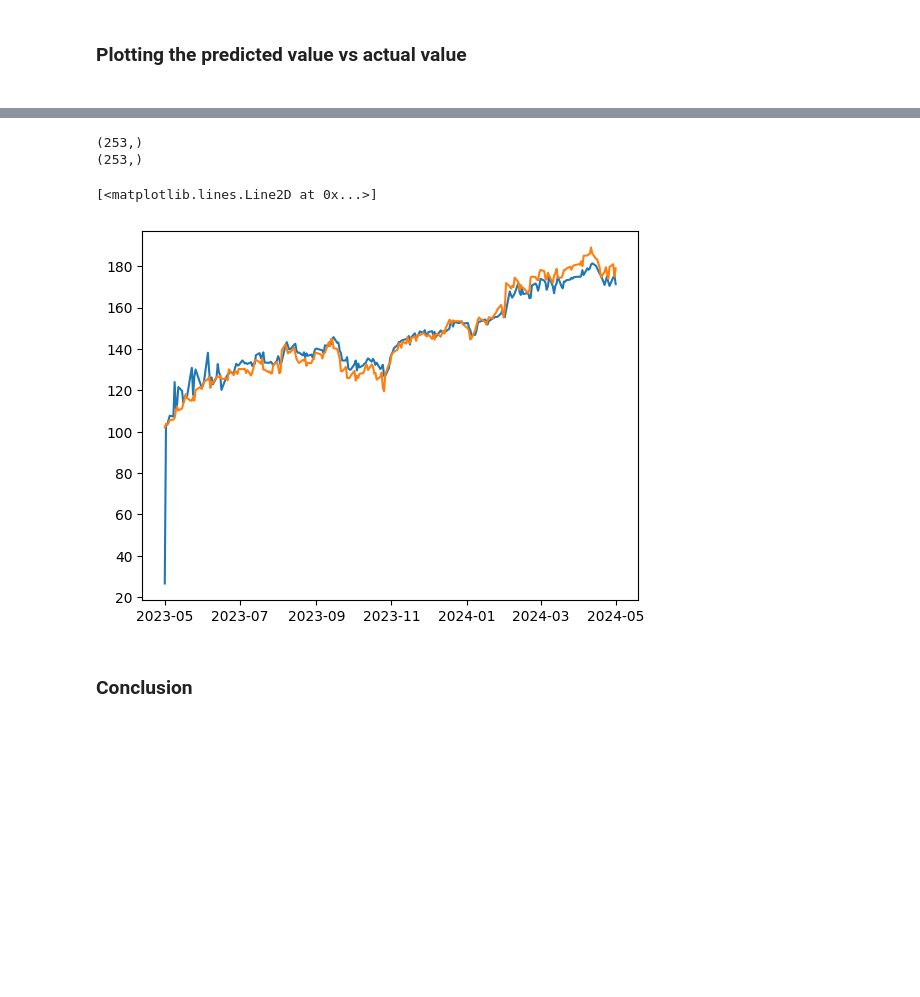
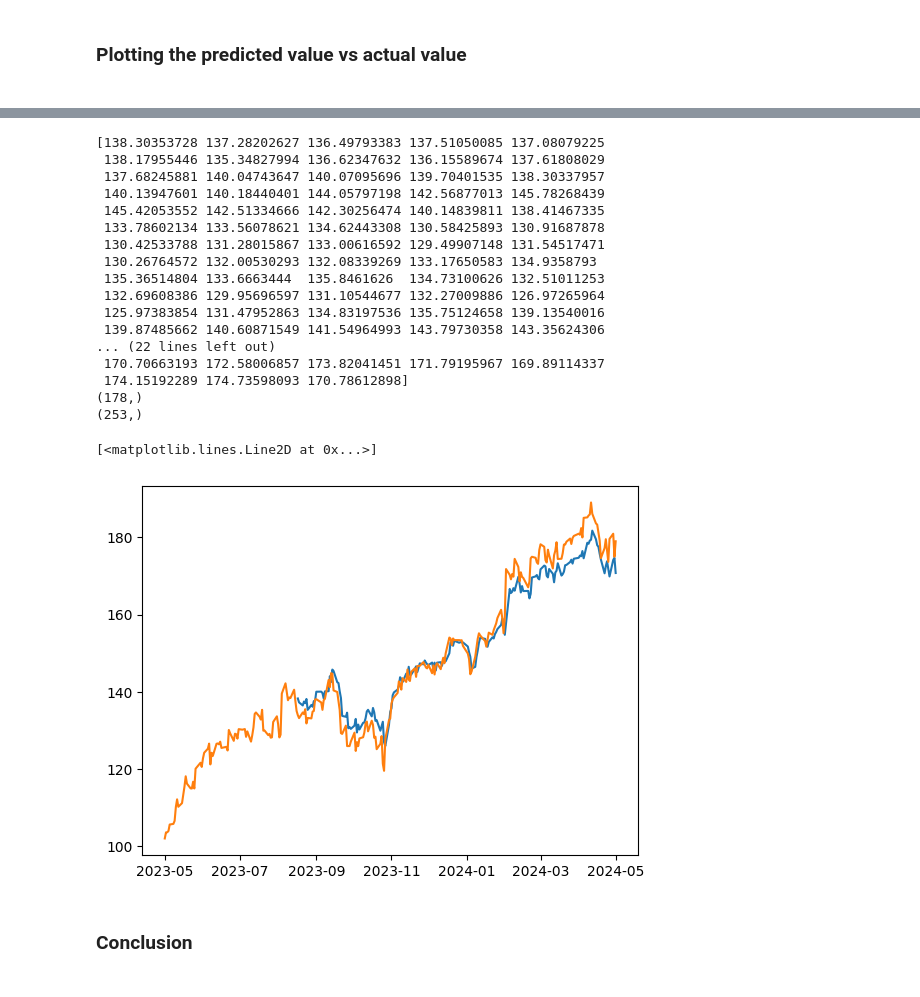
Before and after one commit to perviz822/amazon_stock_price_predictor, a Jupyter notebook: linear_regression.ipynb, the cells around one changed output, grey strips where cells are left out. Drawn from its saved outputs; the diff is of its cells as text; code cells hidden in the pictures; blank space fills up the shorter version.

```diff
--- a/linear_regression.ipynb
+++ b/linear_regression.ipynb
@@ -105,7 +105,7 @@ for i in range(0, 40):
     date_and_closing_pair[f'lag_{i}'] = date_and_closing_pair['Closed'].shift(i)
     date_and_closing_pair[f'lag_{i}']=  date_and_closing_pair[f'lag_{i}'].fillna(0.0)
 # %%
-X = date_and_closing_pair[[f'lag_{i}' for i in range(1, 40)]]  # using lag_1 to lag_40 as features
+X = date_and_closing_pair[[f'lag_{i}' for i in range(1, 4)]]  # using lag_1 to lag_40 as features
 y = date_and_closing_pair['Closed']
 
 print(X)
@@ -131,7 +129,7 @@ Date
 <h3>Split the dataset into   train and test datasets
 # %%
 
-X_train, X_test, y_train, y_test = train_test_split(X, y, test_size=0.20, random_state=42)  # random_state ensures reproducibility
+X_train, X_test, y_train, y_test = train_test_split(X, y, test_size=0.40, random_state=42)  # random_state ensures reproducibility
 # %% [markdown]
 <h3> Initialize and train linear regression model on 2023-2024 dataset <h3>
 # %%
@@ -175,17 +171,33 @@ plt.show()
 # %%
 
-y_pred =  model.predict(X)
+y_pred =  model.predict(X[int(0.3*len(X)):])
 date =date_and_closing_pair.index
+print(y_pred)
 
 print(y_pred.shape)
 print(date.shape)
-plt.plot(date,y_pred)
+plt.plot(date[int(0.3*len(X)):],y_pred)
 plt.plot(date,date_and_closing_pair['Closed'])
 # %% [output]
+[138.30353728 137.28202627 136.49793383 137.51050085 137.08079225
+ 138.17955446 135.34827994 136.62347632 136.15589674 137.61808029
+ 137.68245881 140.04743647 140.07095696 139.70401535 138.30337957
+ 140.13947601 140.18440401 144.05797198 142.56877013 145.78268439
+ 145.42053552 142.51334666 142.30256474 140.14839811 138.41467335
+ 133.78602134 133.56078621 134.62443308 130.58425893 130.91687878
+ 130.42533788 131.28015867 133.00616592 129.49907148 131.54517471
+ 130.26764572 132.00530293 132.08339269 133.17650583 134.9358793
+ 135.36514804 133.6663444  135.8461626  134.73100626 132.51011253
+ 132.69608386 129.95696597 131.10544677 132.27009886 126.97265964
+ 125.97383854 131.47952863 134.83197536 135.75124658 139.13540016
+ 139.87485662 140.60871549 141.54964993 143.79730358 143.35624306
+... (22 lines left out)
+ 170.70663193 172.58006857 173.82041451 171.79195967 169.89114337
+ 174.15192289 174.73598093 170.78612898]
+(178,)
 (253,)
-(253,)
 [<matplotlib.lines.Line2D at 0x...>]
-[figure, old version]
+[figure, new version]
 # %% [markdown]
 <h3> Conclusion <h3>
 # %% [markdown]
```
Also changed, not shown: parts of 5 cells of this notebook, 3 other files.
